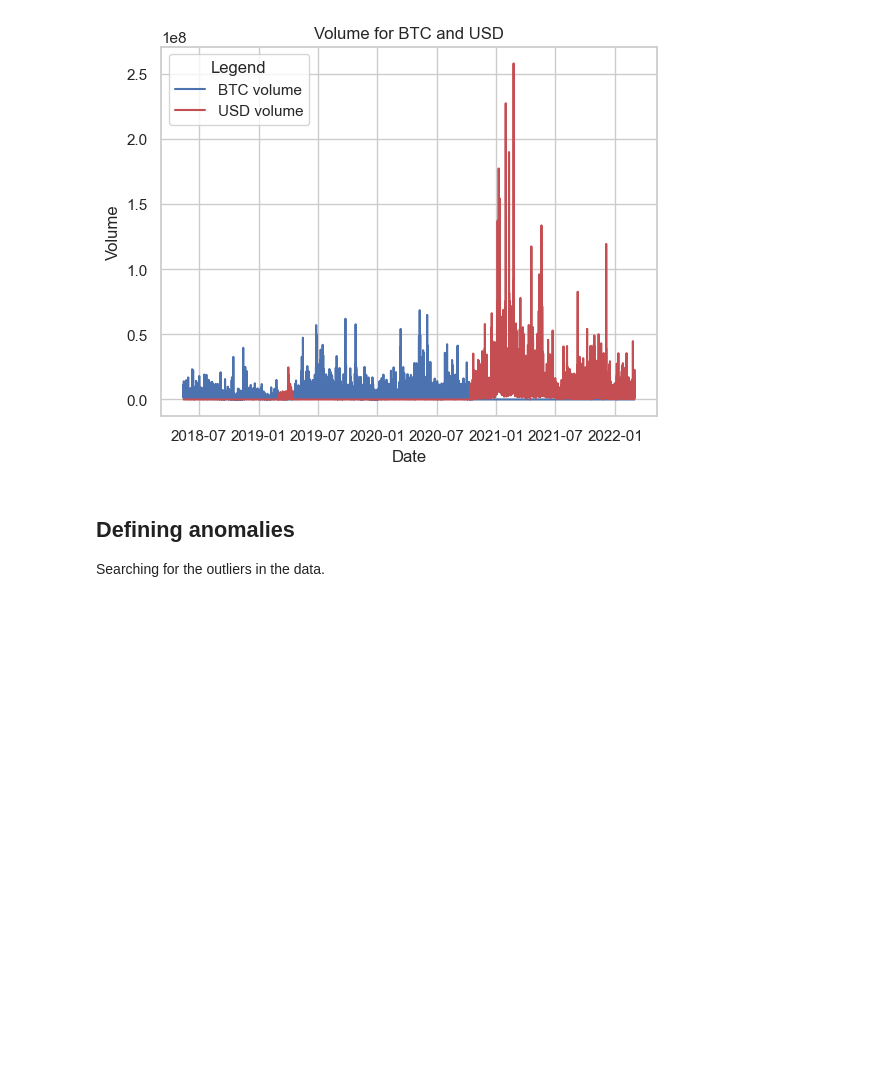
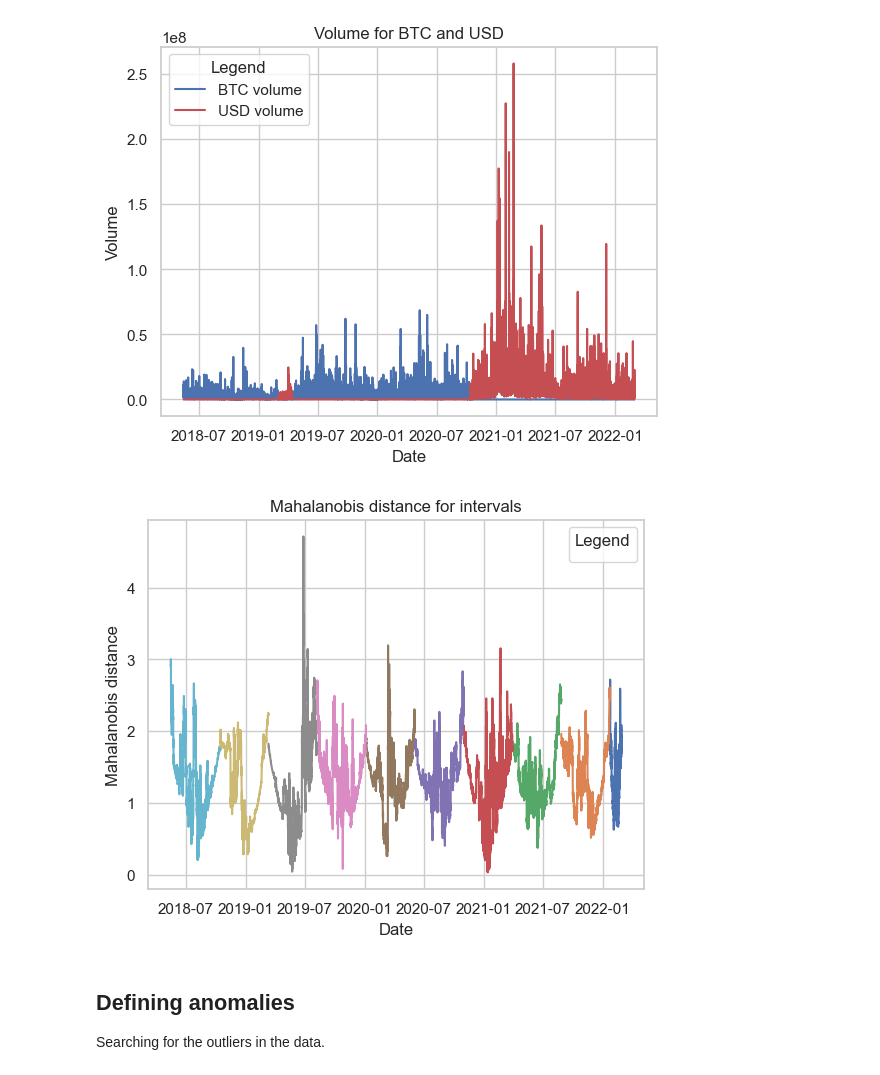
Before and after one commit to iAndRYou/anomalies, a Jupyter notebook: model.ipynb, the cells around one changed output. Drawn from its saved outputs; the diff is of its cells as text; code cells hidden in the pictures; blank space fills up the shorter version.

Commit message:
plot distances for intervals

```diff
--- a/model.ipynb
+++ b/model.ipynb
@@ -16,11 +16,13 @@ bitcoin_df.head()
 | 4 | 1646078400 | 41361.99 | 41971.00 | 41284.11 | 41914.97 | 247.151654 | 1.035935e+07 |
 # %% [markdown]
 At first we calculate the Mahalanobis distance for each data point. Then we index the data by the date to prepare for the visualization.
+# %%
+INTERVAL_DAYS = 150
 # %%
 from data_handler import apply_mahalanobis_interval, index_by_datetime
 
 # Apply the Mahalanobis to the bitcoin data for intervals of 150 days
-bitcoin_df = apply_mahalanobis_interval(bitcoin_df, interval_days=150)
+bitcoin_df = apply_mahalanobis_interval(bitcoin_df, interval_days=INTERVAL_DAYS)
 
 # Set the datetime as the index
 bitcoin_df = index_by_datetime(bitcoin_df)
@@ -44,6 +46,10 @@ plot_price(bitcoin_df)
 plot_volume(bitcoin_df)
 # %% [output]
 [figure]
+# %%
+plot_mahalanobis_intervals(bitcoin_df)
+# %% [output]
+[figure, added]
 # %% [markdown]
 ## Defining anomalies
 
```
Also changed, not shown: parts of 1 cell of this notebook, 1 other file.
